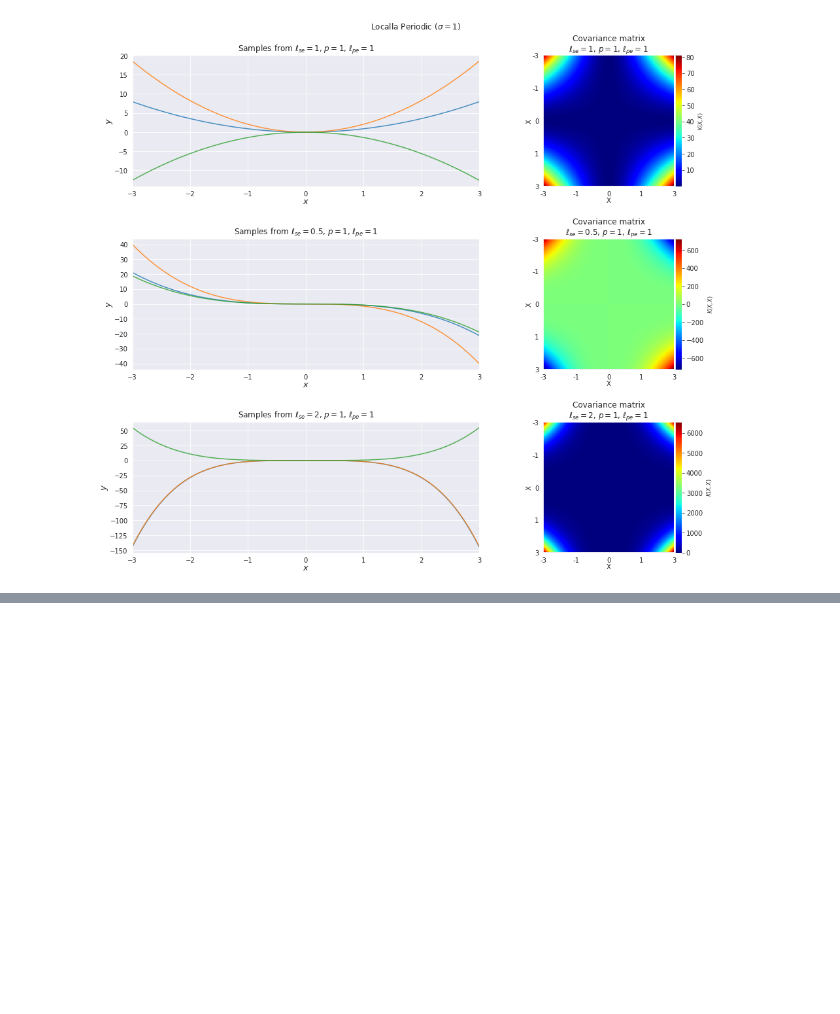
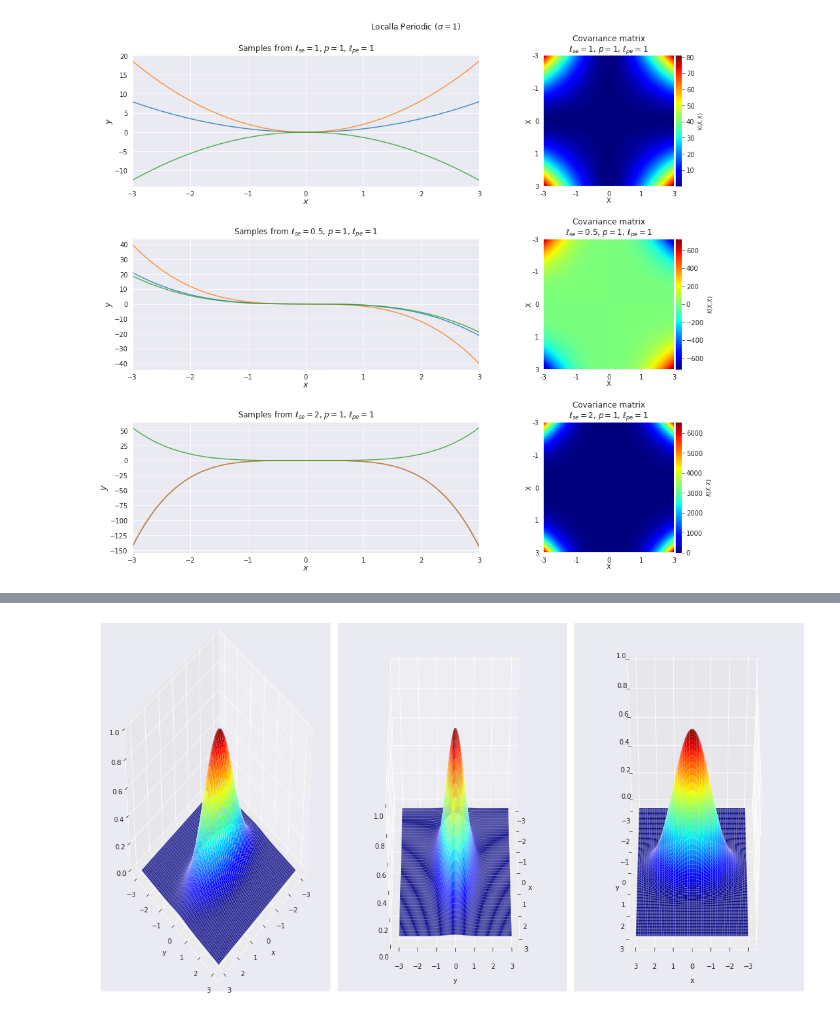
Before and after one commit to kaijennissen/gaussian_processes, a Jupyter notebook: gp-tutorial/gp-tutorial-2-kernels.ipynb, the cells around one changed output, grey strips where cells are left out. Cells and saved outputs as stored; diff of their text form; code cells hidden in the pictures; blank space fills up the shorter version.

```diff
--- a/gp-tutorial/gp-tutorial-2-kernels.ipynb
+++ b/gp-tutorial/gp-tutorial-2-kernels.ipynb
@@ -1568,0 +1774,19 @@ plt.show()
+# %%
+def multivariate_gaussian(pos, mu, Sigma):
+    """Return the multivariate Gaussian distribution on array pos.
+
+    pos is an array constructed by packing the meshed arrays of variables
+    x_1, x_2, x_3, ..., x_k into its _last_ dimension.
+
+    """
+
+    n = mu.shape[0]
+    Sigma_det = np.linalg.det(Sigma)
+    Sigma_inv = np.linalg.inv(Sigma)
+    Sigma_inv = np.diag([1., 4.])
+    #N = np.sqrt((2*np.pi)**n * Sigma_det)
+    # This einsum call calculates (x-mu)T.Sigma-1.(x-mu) in a vectorized
+    # way across all the input variables.
+    fac = np.einsum('...k,kl,...l->...', pos-mu, Sigma_inv, pos-mu)
+
+    return np.exp(-fac / 2) #/ N
@@ -1568,0 +1798,49 @@ plt.show()
+# %%
+
+# Our 2-dimensional distribution will be over variables X and Y
+N = 480
+X = np.linspace(-3, 3, N)
+Y = np.linspace(-3, 3, N)
+X, Y = np.meshgrid(X, Y)
+
+# Mean vector and covariance matrix
+mu = np.array([0., 0.])
+Sigma = np.array([[ 1. , 0.], [0.,  1.]])
+
+# Pack X and Y into a single 3-dimensional array
+pos = np.empty(X.shape + (2,))
+pos[:, :, 0] = X
+pos[:, :, 1] = Y
+
+Z = multivariate_gaussian(pos, mu, Sigma)
+
+fig1 = plt.figure(figsize=(15,8))
+
+ax1 = fig1.add_subplot(1, 3, 1, projection='3d')
+ax1.plot_surface(X, Y, Z, cmap=cm.jet, rcount=200, linewidth=0.1)
+ax1.set_zlim(0, 1)
+ax1.set_xlabel('x')
+ax1.set_ylabel('y')
+ax1.view_init(45, 45)
+
+ax2 = fig1.add_subplot(1, 3, 2, projection='3d')
+ax2.plot_surface(X, Y, Z, cmap=cm.jet, rcount=200, linewidth=0.1)
+ax2.set_zlim(0, 1)
+ax2.set_xlabel('x')
+ax2.set_ylabel('y')
+ax2.view_init(45, 0)
+
+#plt.show()
+
+ax3 = fig1.add_subplot(1, 3, 3, projection='3d')
+ax3.plot_surface(X, Y, Z, cmap=cm.jet, rcount=200, linewidth=0.1)
+
+ax3.set_zlim(0, 1)
+ax3.set_xlabel('x')
+ax3.set_ylabel('y')
+ax3.view_init(45, 90)
+
+plt.tight_layout()
+plt.show()
+# %% [output]
+[figure, added]
```
Also changed, not shown: parts of 43 cells of this notebook.
